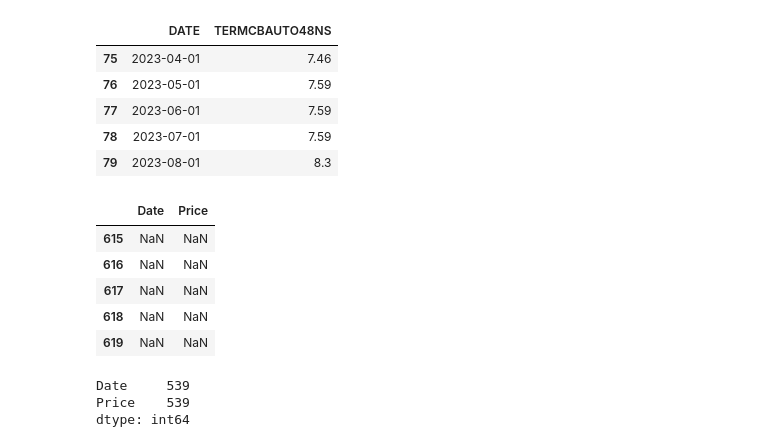
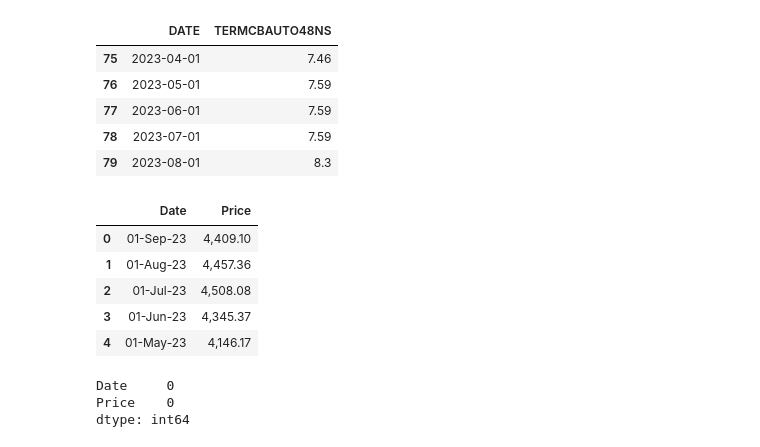
Before and after one commit to bamarasingam/BEV-growth-washington, a Jupyter notebook: washington_ev_pop_history.ipynb, the cells around one changed output. Cells and saved outputs as stored; diff of their text form; code cells hidden in the pictures.

```diff
--- a/washington_ev_pop_history.ipynb
+++ b/washington_ev_pop_history.ipynb
@@ -244,21 +244,21 @@ df['60_month_loan'] = month_loans_60['RIFLPBCIANM60NM']
 # %%
 #Reading in S&P500 data as another economic indicator
 #https://www.multpl.com/s-p-500-historical-prices/table/by-month
-snp = pd.read_csv('datasets/s&p500.csv')
-snp.tail()
+snp = pd.read_csv('datasets/economic_data/s&p500.csv')
+snp.head()
 # %% [output]
 |  | Date | Price |
-| 615 | NaN | NaN |
-| 616 | NaN | NaN |
-| 617 | NaN | NaN |
-| 618 | NaN | NaN |
-| 619 | NaN | NaN |
+| 0 | 01-Sep-23 | 4,409.10 |
+| 1 | 01-Aug-23 | 4,457.36 |
+| 2 | 01-Jul-23 | 4,508.08 |
+| 3 | 01-Jun-23 | 4,345.37 |
+| 4 | 01-May-23 | 4,146.17 |
 # %%
 #Going to delete all empty data from snp
 snp.isnull().sum()
 # %% [output]
-Date     539
-Price    539
+Date     0
+Price    0
 dtype: int64
 # %%
 snp.dropna(inplace = True)
```
Also changed, not shown: parts of 18 cells of this notebook.
